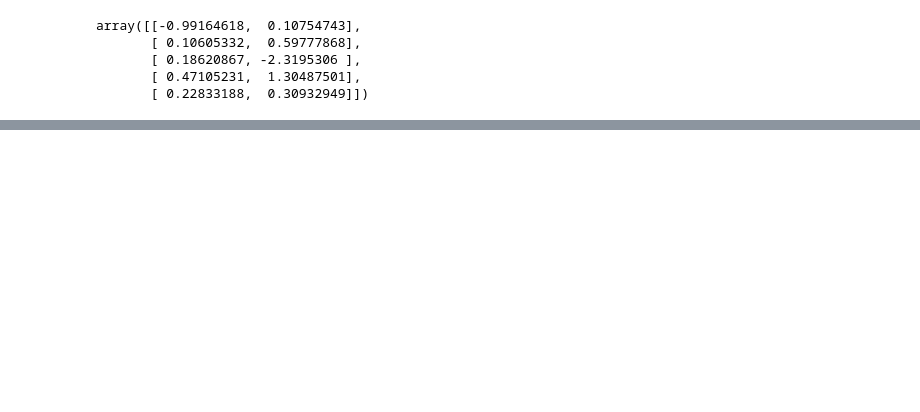
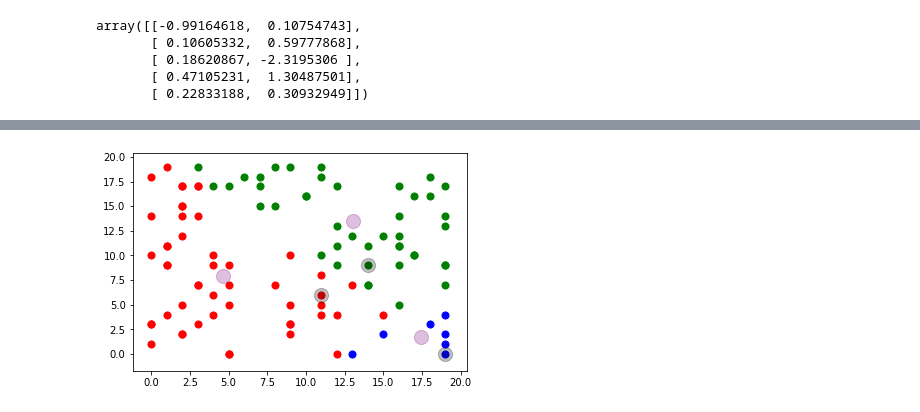
Before and after one commit to lbeitzel/DIC-A1, a Jupyter notebook: Assignment1.ipynb, the cells around one changed output, grey strips where cells are left out. Saved outputs shown, nothing was run; the diff lists cells and outputs as text; code cells hidden in the pictures; blank space fills up the shorter version.

```diff
--- a/Assignment1.ipynb
+++ b/Assignment1.ipynb
@@ -861,0 +866,7 @@ array([[-0.99164618,  0.10754743],
+# %%
+# A = X_train[0:5, 0:5]
+# A = np.array([[4, 8, 7], [9, 5, 1], [2, 2, 5], [1, 3, 6], [2, 3, 6], [3, 3, 6], [4, 3, 6], [5, 3, 6]])
+A = np.random.randint(0, 20, size=(100, 2))
+# display(A)
+display(A.shape)
+N = 3
@@ -861,0 +875,9 @@ array([[-0.99164618,  0.10754743],
+# %%
+#2) Randomly finds samples without replacement
+
+rand_idx = np.random.choice(A.shape[0], N, replace=False)
+# display(rand_idx)
+
+#Displays the random points
+centroids = np.array([A[rand_idx[i], :] for i in range(len(rand_idx))])
+display(centroids)
@@ -861,0 +910,18 @@ array([[-0.99164618,  0.10754743],
+# %%
+#PLOT the centroids and the randomly generated data
+%matplotlib inline
+import matplotlib.pyplot as plt
+
+for i in range(A.shape[0]):
+    if cent_labels[i] == 0:
+        plt.scatter(A[i, 0], A[i, 1], color="r", s=50);
+    elif cent_labels[i] == 1:
+        plt.scatter(A[i, 0], A[i, 1], color="b", s=50);
+    elif cent_labels[i] == 2:
+        plt.scatter(A[i, 0], A[i, 1], color="g", s=50);
+#     elif cent_labels[i] == 3:
+#         plt.scatter(A[i, 0], A[i, 1], color="o", s=50);
+#     elif cent_labels[i] == 4:
+#         plt.scatter(A[i, 0], A[i, 1], color="p", s=50);
+
+plt.scatter(centroids[:, 0], centroids[:, 1], color='black', s=200, alpha=0.25);
@@ -861,0 +1004,13 @@ array([[-0.99164618,  0.10754743],
+# %%
+for i in range(A.shape[0]):
+    if cent_labels[i] == 0:
+        plt.scatter(A[i, 0], A[i, 1], color="r", s=50);
+    elif cent_labels[i] == 1:
+        plt.scatter(A[i, 0], A[i, 1], color="b", s=50);
+    elif cent_labels[i] == 2:
+        plt.scatter(A[i, 0], A[i, 1], color="g", s=50);
+
+plt.scatter(centroids[:, 0], centroids[:, 1], color='black', s=200, alpha=0.25);
+plt.scatter(new_centroids[:, 0], new_centroids[:, 1], color='purple', s=200, alpha=0.25);
+# %% [output]
+[figure, added]
```
Also changed, not shown: parts of 23 cells of this notebook.
